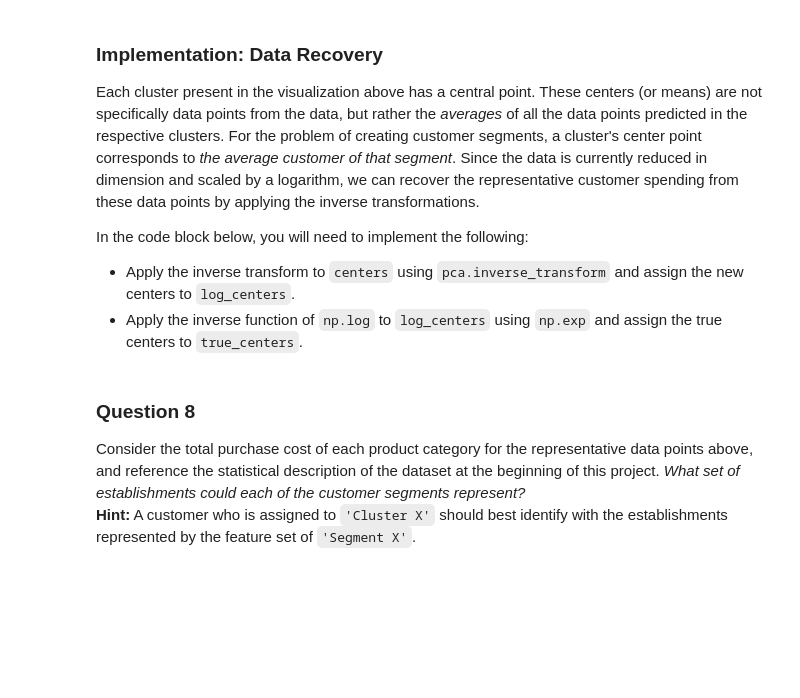
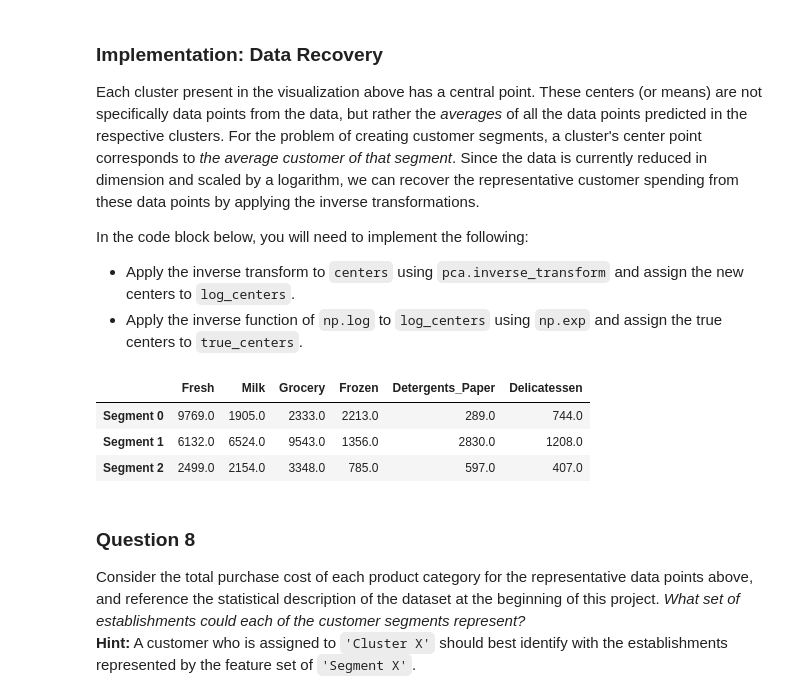
Before and after one commit to Sourge/udacity, a Jupyter notebook: customer_segments/customer_segments.ipynb, the cells around one changed output. Cells and saved outputs as stored; diff of their text form; code cells hidden in the pictures; blank space fills up the shorter version.

Commit message:
first solution of customer_segments project

```diff
--- a/customer_segments/customer_segments.ipynb
+++ b/customer_segments/customer_segments.ipynb
@@ -493,0 +487,37 @@ score = None
+# %%
+from sklearn.mixture import GMM
+from sklearn.metrics import silhouette_score
+for x in range(2,51):
+    # Apply your clustering algorithm of choice to the reduced data
+    clusterer = GMM(n_components=x, random_state=42)
+    clusterer.fit(reduced_data)
+
+    # Predict the cluster for each data point
+    preds = clusterer.predict(reduced_data)
+
+    # Find the cluster centers
+    centers = clusterer.means_
+
+    # Predict the cluster for each transformed sample data point
+    sample_preds = clusterer.predict(pca_samples)
+
+    # TODO: Calculate the mean silhouette coefficient for the number of clusters chosen
+    score = silhouette_score(X=reduced_data,labels=preds,random_state=42)
+    print x,": ",score
+
+## just so the rest works...
+# Apply your clustering algorithm of choice to the reduced data
+clusterer = GMM(n_components=3, random_state=42)
+clusterer.fit(reduced_data)
+
+# Predict the cluster for each data point
+preds = clusterer.predict(reduced_data)
+
+# Find the cluster centers
+centers = clusterer.means_
+
+# Predict the cluster for each transformed sample data point
+sample_preds = clusterer.predict(pca_samples)
+
+# TODO: Calculate the mean silhouette coefficient for the number of clusters chosen
+score = silhouette_score(X=reduced_data,labels=preds,random_state=42)
@@ -505,17 +561,22 @@ In the code block below, you will need to implement the following:
  - Apply the inverse transform to `centers` using `pca.inverse_transform` and assign the new centers to `log_centers`.
  - Apply the inverse function of `np.log` to `log_centers` using `np.exp` and assign the true centers to `true_centers`.
 # %%
-# TODO: Inverse transform the centers
-log_centers = None
+# Inverse transform the centers
+log_centers = pca.inverse_transform(centers)
 
-# TODO: Exponentiate the centers
-true_centers = None
+# Exponentiate the centers
+true_centers = np.exp(log_centers)
 
 # Display the true centers
 segments = ['Segment {}'.format(i) for i in range(0,len(centers))]
 true_centers = pd.DataFrame(np.round(true_centers), columns = data.keys())
 true_centers.index = segments
 display(true_centers)
+# %% [output]
+|  | Fresh | Milk | Grocery | Frozen | Detergents_Paper | Delicatessen |
+| Segment 0 | 9769.0 | 1905.0 | 2333.0 | 2213.0 | 289.0 | 744.0 |
+| Segment 1 | 6132.0 | 6524.0 | 9543.0 | 1356.0 | 2830.0 | 1208.0 |
+| Segment 2 | 2499.0 | 2154.0 | 3348.0 | 785.0 | 597.0 | 407.0 |
 # %% [markdown]
 ### Question 8
 Consider the total purchase cost of each product category for the representative data points above, and reference the statistical description of the dataset at the beginning of this project. *What set of establishments could each of the customer segments represent?*
```
Also changed, not shown: parts of 26 cells of this notebook, 2 other files.
